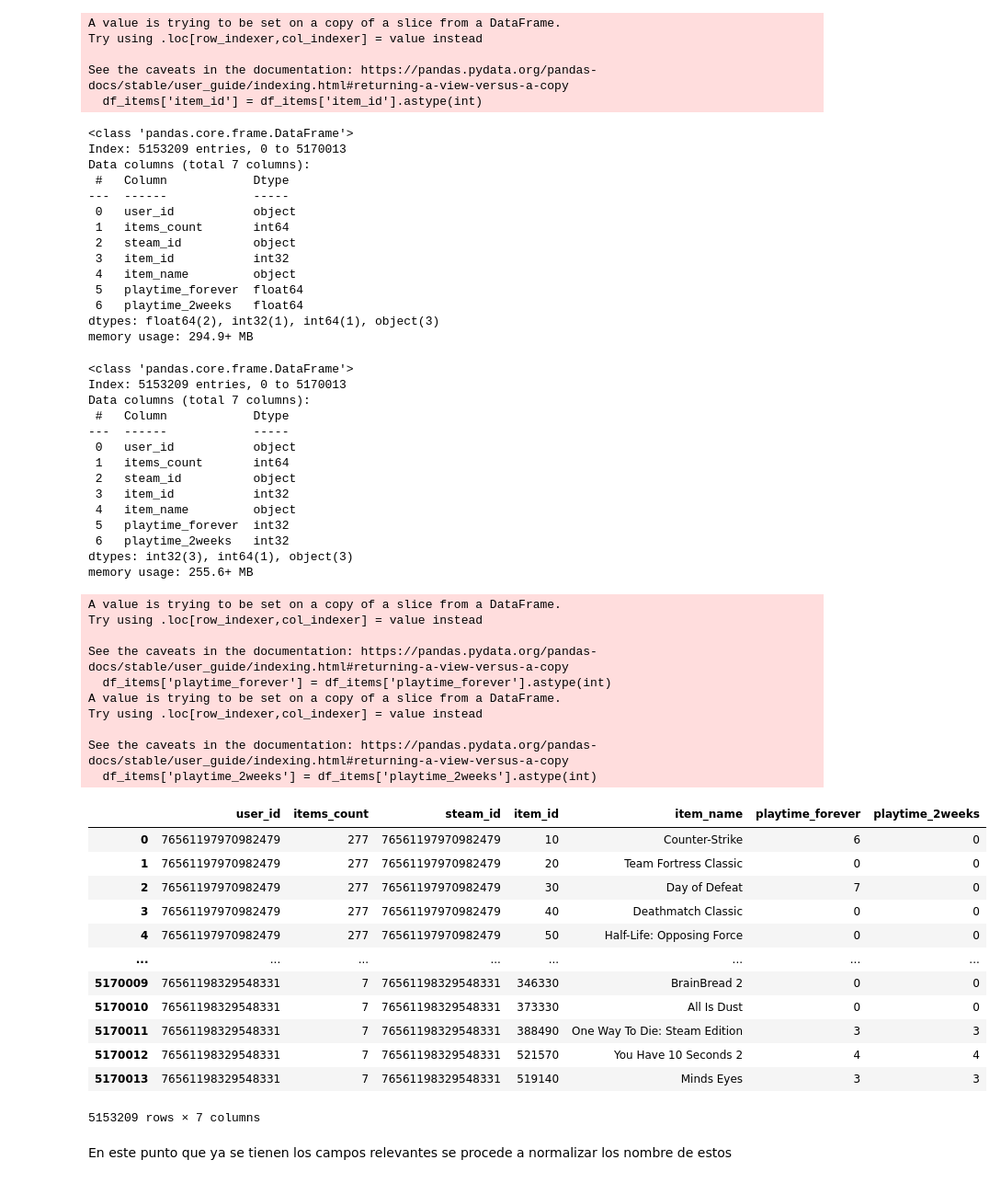
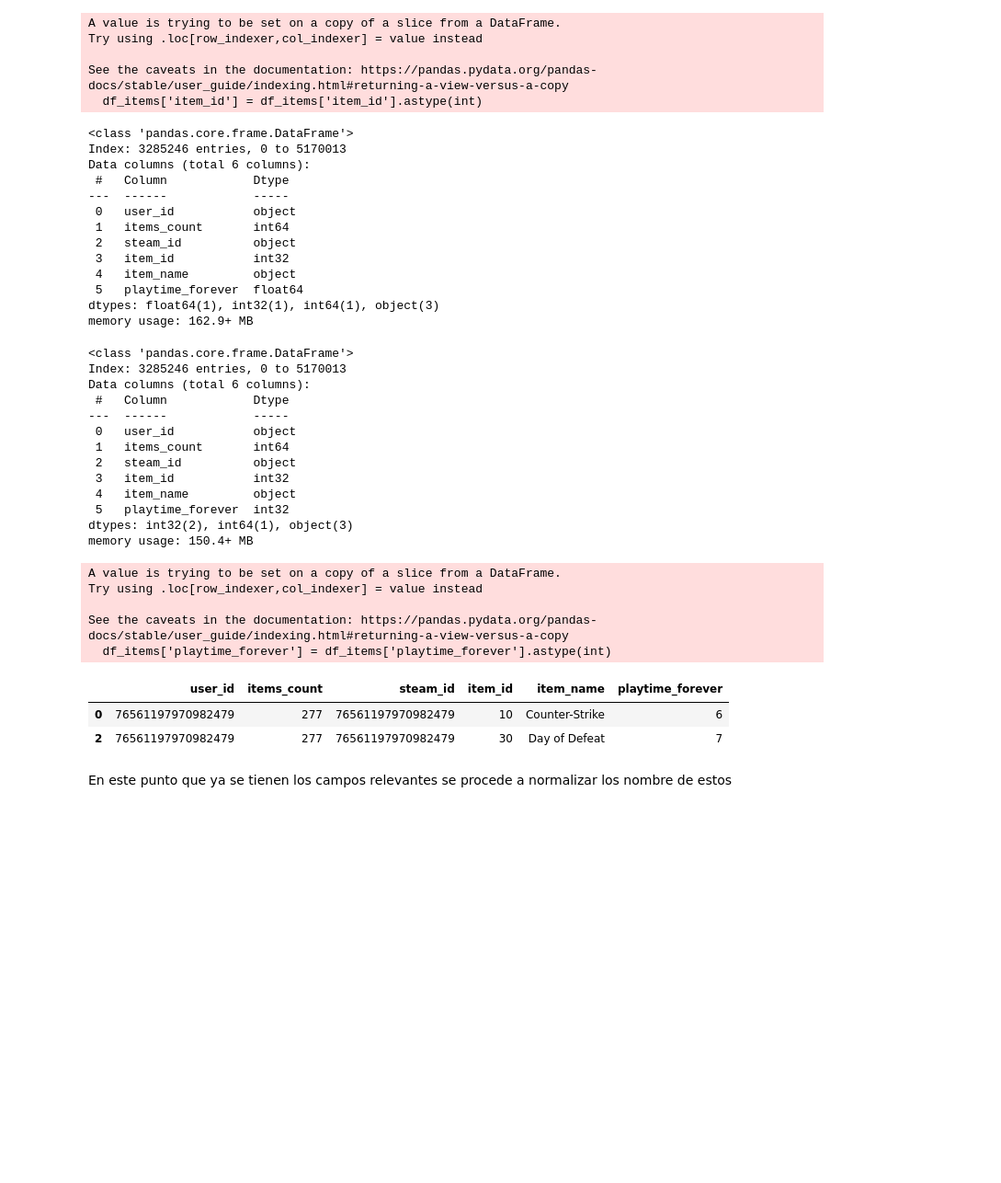
Before and after one commit to DavidssonGon/PI_ML_OPS_STEAM_DSFT17, a Jupyter notebook: ETL.ipynb, the cells around one changed output. Shown: that part at 92% size. Cells and saved outputs as stored; diff of their text form; code cells hidden in the pictures; blank space fills up the shorter version.

Commit message:
Optimización del DataSet

```diff
--- a/ETL.ipynb
+++ b/ETL.ipynb
@@ -659,0 +664,3 @@ Se considera el campo "playtime_2weeks" irrelevante ya que en las funciones que
+# %%
+df_items = df_items[df_items['playtime_forever'] != 0.0] # Con este código reasigno el DatFrame sin las filas cuyos valores en 'playtime_forever' sea igual a 0.0 horas
+df_items.shape
@@ -680,8 +694,8 @@ See the caveats in the documentation: https://pandas.pydata.org/pandas-docs/stab
 df_items.info() # Se verifica que haya cambiado el tipo de dato del campo 'item_id'
 # %% [output]
 <class 'pandas.core.frame.DataFrame'>
-Index: 5153209 entries, 0 to 5170013
-Data columns (total 7 columns):
+Index: 3285246 entries, 0 to 5170013
+Data columns (total 6 columns):
  #   Column            Dtype
 ---  ------            -----
  0   user_id           object
@@ -690,18 +704,16 @@ Data columns (total 7 columns):
  3   item_id           int32
  4   item_name         object
  5   playtime_forever  float64
- 6   playtime_2weeks   float64
-dtypes: float64(2), int32(1), int64(1), object(3)
-memory usage: 294.9+ MB
+dtypes: float64(1), int32(1), int64(1), object(3)
+memory usage: 162.9+ MB
 # %%
-# Se procede a cambiar el tipo de dato del campo 'playtime_forever' y 'playtime_2weeks' a dato de tipo int ya que será necesario para un proceso futuro
+# Se procede a cambiar el tipo de dato del campo 'playtime_forever' a dato de tipo int ya que será necesario para un proceso futuro
 df_items['playtime_forever'] = df_items['playtime_forever'].astype(int)
-df_items['playtime_2weeks'] = df_items['playtime_2weeks'].astype(int)
 df_items.info() # Se evalúa que efectivamente se hayan cambiado los tipos de datos
 # %% [output]
 <class 'pandas.core.frame.DataFrame'>
-Index: 5153209 entries, 0 to 5170013
-Data columns (total 7 columns):
+Index: 3285246 entries, 0 to 5170013
+Data columns (total 6 columns):
  #   Column            Dtype
 ---  ------            -----
  0   user_id           object
@@ -710,35 +722,19 @@ Data columns (total 7 columns):
  3   item_id           int32
  4   item_name         object
  5   playtime_forever  int32
- 6   playtime_2weeks   int32
-dtypes: int32(3), int64(1), object(3)
-memory usage: 255.6+ MB
+dtypes: int32(2), int64(1), object(3)
+memory usage: 150.4+ MB
 A value is trying to be set on a copy of a slice from a DataFrame.
 Try using .loc[row_indexer,col_indexer] = value instead
 
 See the caveats in the documentation: https://pandas.pydata.org/pandas-docs/stable/user_guide/indexing.html#returning-a-view-versus-a-copy
   df_items['playtime_forever'] = df_items['playtime_forever'].astype(int)
-A value is trying to be set on a copy of a slice from a DataFrame.
-Try using .loc[row_indexer,col_indexer] = value instead
-
-See the caveats in the documentation: https://pandas.pydata.org/pandas-docs/stable/user_guide/indexing.html#returning-a-view-versus-a-copy
-  df_items['playtime_2weeks'] = df_items['playtime_2weeks'].astype(int)
 # %%
-df_items
+df_items.head(2)
 # %% [output]
-|  | user_id | items_count | steam_id | item_id | item_name | playtime_forever | playtime_2weeks |
-| 0 | 76561197970982479 | 277 | 76561197970982479 | 10 | Counter-Strike | 6 | 0 |
-| 1 | 76561197970982479 | 277 | 76561197970982479 | 20 | Team Fortress Classic | 0 | 0 |
-| 2 | 76561197970982479 | 277 | 76561197970982479 | 30 | Day of Defeat | 7 | 0 |
-| 3 | 76561197970982479 | 277 | 76561197970982479 | 40 | Deathmatch Classic | 0 | 0 |
-| 4 | 76561197970982479 | 277 | 76561197970982479 | 50 | Half-Life: Opposing Force | 0 | 0 |
-| ... | ... | ... | ... | ... | ... | ... | ... |
-| 5170009 | 76561198329548331 | 7 | 76561198329548331 | 346330 | BrainBread 2 | 0 | 0 |
-| 5170010 | 76561198329548331 | 7 | 76561198329548331 | 373330 | All Is Dust | 0 | 0 |
-| 5170011 | 76561198329548331 | 7 | 76561198329548331 | 388490 | One Way To Die: Steam Edition | 3 | 3 |
-| 5170012 | 76561198329548331 | 7 | 76561198329548331 | 521570 | You Have 10 Seconds 2 | 4 | 4 |
-| 5170013 | 76561198329548331 | 7 | 76561198329548331 | 519140 | Minds Eyes | 3 | 3 |
+|  | user_id | items_count | steam_id | item_id | item_name | playtime_forever |
+| 0 | 76561197970982479 | 277 | 76561197970982479 | 10 | Counter-Strike | 6 |
+| 2 | 76561197970982479 | 277 | 76561197970982479 | 30 | Day of Defeat | 7 |
-5153209 rows × 7 columns
 # %% [markdown]
 En este punto que ya se tienen los campos relevantes se procede a normalizar los nombre de estos
 # %%
```
Also changed, not shown: parts of 10 cells of this notebook, 1 other file.
